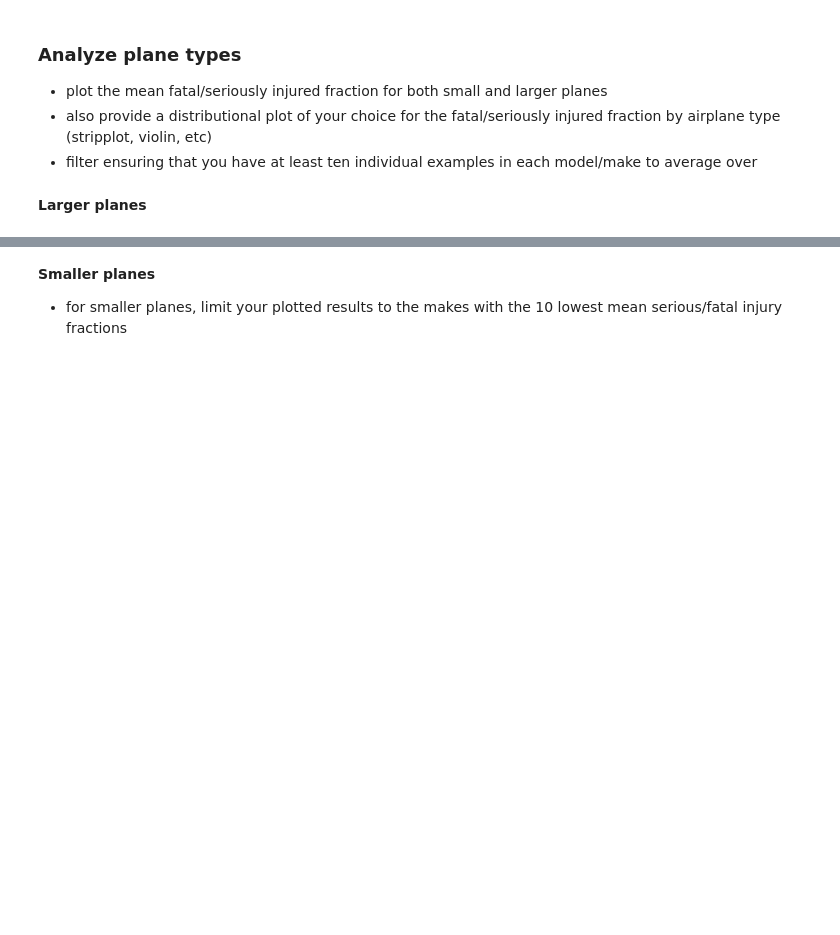
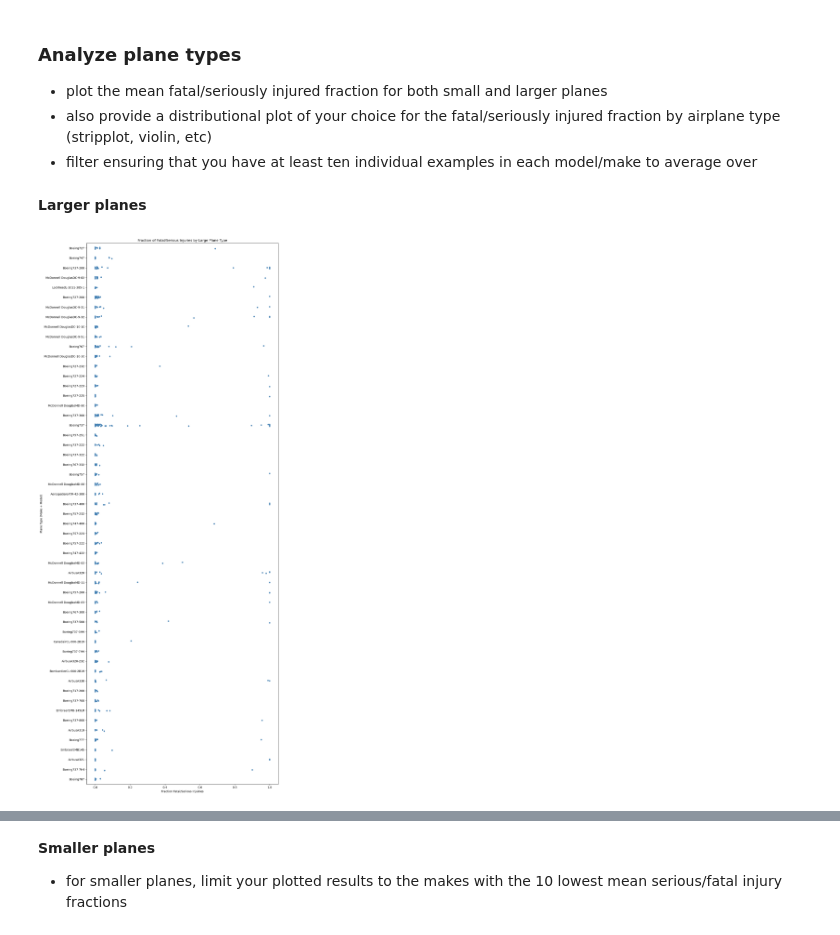
Before and after one commit to alpogi2dmax/dsc-course0-m8-lab, a Jupyter notebook: Aviation_Accidents_Data_Analysis.ipynb, the cells around one changed output, grey strips where cells are left out. Saved outputs shown, nothing was run; the diff lists cells and outputs as text; code cells hidden in the pictures; blank space fills up the shorter version.

```diff
--- a/Aviation_Accidents_Data_Analysis.ipynb
+++ b/Aviation_Accidents_Data_Analysis.ipynb
@@ -280,3 +280,43 @@ The violin and strip plots emphasize that injury outcomes are highly right-skewe
 - filter ensuring that you have at least ten individual examples in each model/make to average over
 # %% [markdown]
 **Larger planes**
+# %%
+def summarize_plane_types(df, min_accidents=10):
+    summary = (
+        df.groupby('PlaneType')
+            .agg(
+                Num_Accidents=('PlaneType', 'count'),
+                Avg_Frac_Fatal_Serious=('Frac.Fatal.Serious','mean'),
+                Destruction_Rate=('destroyed','mean')
+            )
+            .reset_index()
+    )
+    summary = summary[summary['Num_Accidents'] >= min_accidents]
+
+    summary = summary.sort_values('Avg_Frac_Fatal_Serious')
+
+    return summary
+
+large_plane_types = summarize_plane_types(large_planes)
+
+# Filter large_planes to only include PlaneTypes in summary table
+filtered_large_planes = large_planes[large_planes['PlaneType'].isin(large_plane_types['PlaneType'])]
+
+plt.figure(figsize=(12, max(6, len(large_plane_types)*0.5)))
+
+sns.stripplot(
+    data=filtered_large_planes,
+    x='Frac.Fatal.Serious',
+    y='PlaneType',
+    color='steelblue',
+    size=5,
+    jitter=True
+)
+
+plt.title('Fraction of Fatal/Serious Injuries by Large Plane Type')
+plt.xlabel('Fraction Fatal/Serious Injuiries')
+plt.ylabel('Plane Type (Make + Model)')
+plt.tight_layout()
+plt.show()
+# %% [output]
+[figure, added]
```
Also changed, not shown: parts of 12 cells of this notebook, 1 other file.
